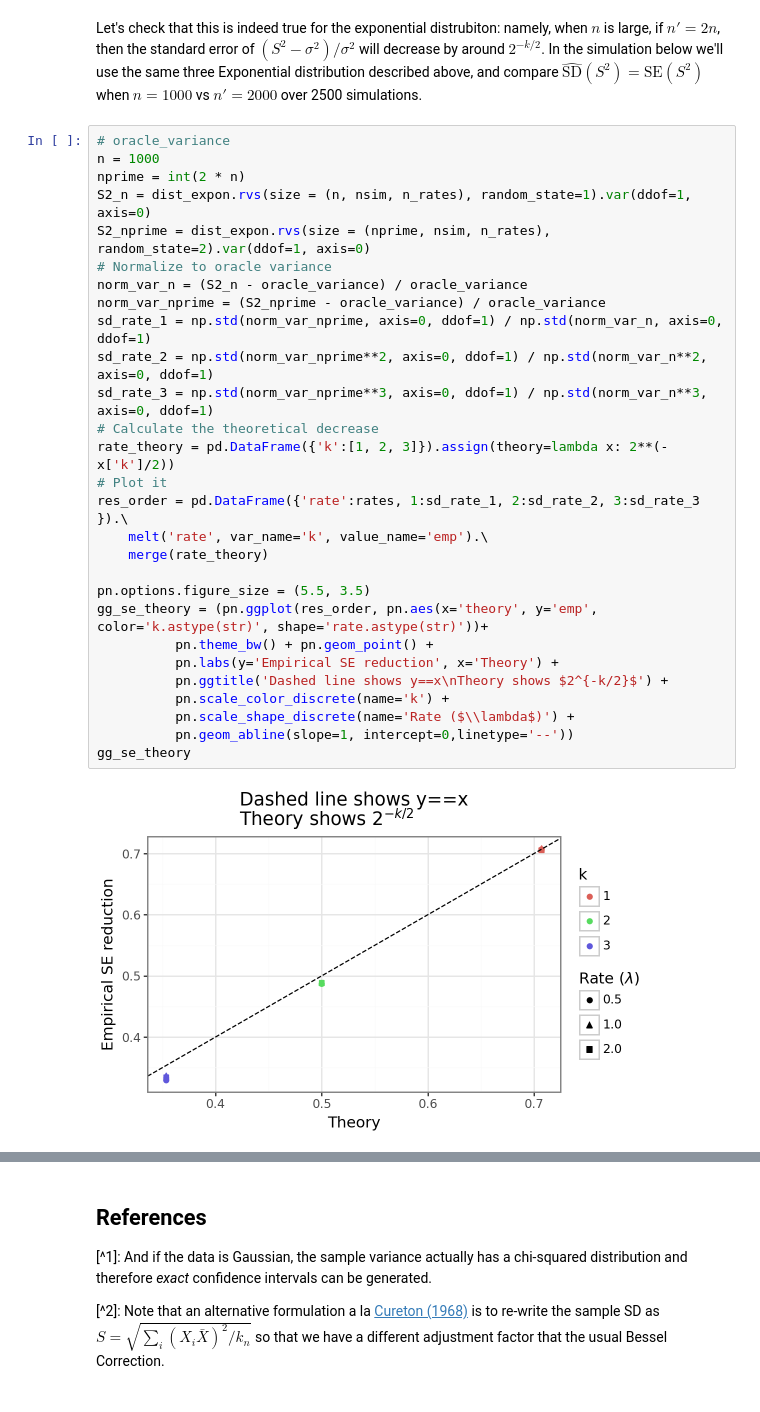
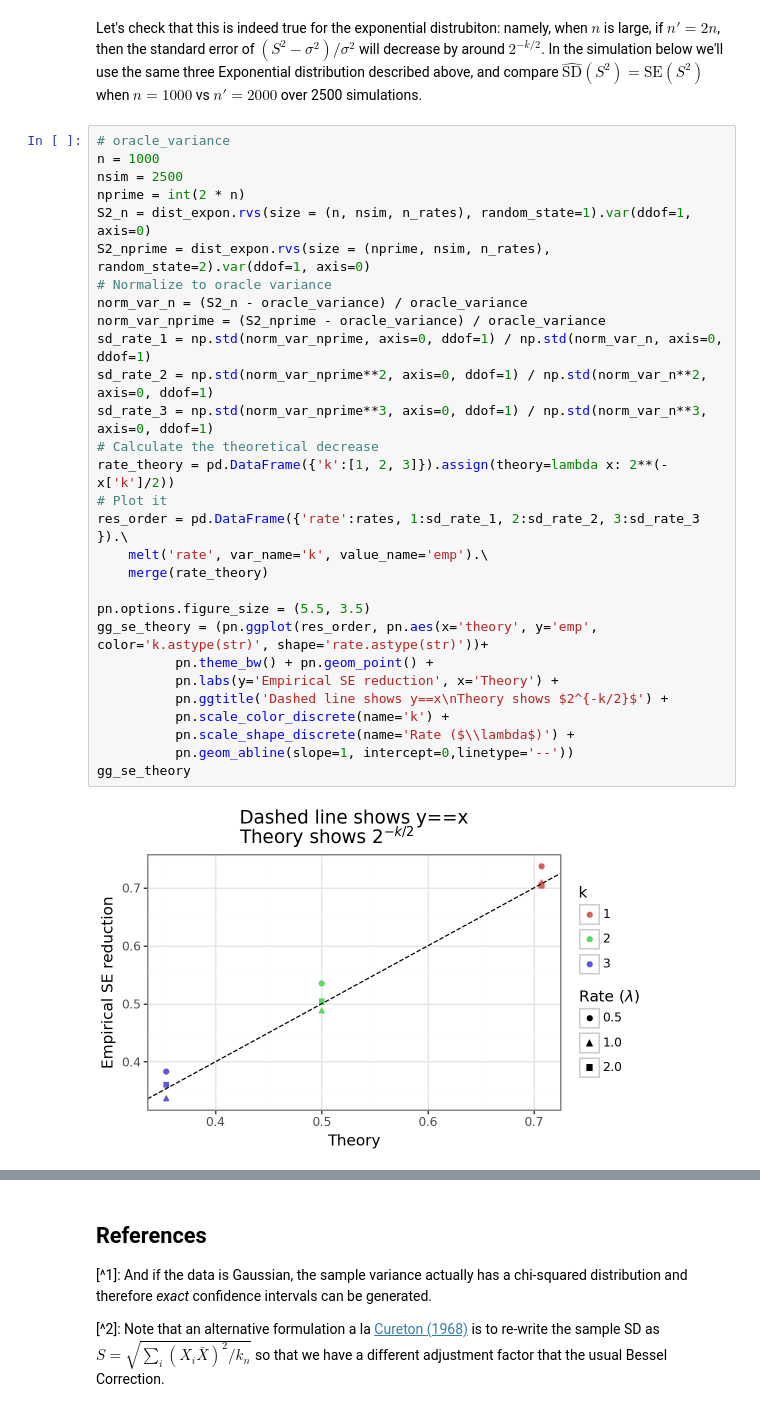
Before and after one commit to erikdrysdale/erikdrysdale.github.io, a Jupyter notebook: _rmd/extra_debias_sd/post.ipynb, the cells around one changed output, grey strips where cells are left out. Drawn from its saved outputs; the diff is of its cells as text.

```diff
--- a/_rmd/extra_debias_sd/post.ipynb
+++ b/_rmd/extra_debias_sd/post.ipynb
@@ -229,31 +230,32 @@ Let's check that this is indeed true for the exponential distrubiton: namely, wh
 # %%
 # oracle_variance
 n = 1000
+nsim = 2500
 nprime = int(2 * n)
 S2_n = dist_expon.rvs(size = (n, nsim, n_rates), random_state=1).var(ddof=1, axis=0)
 S2_nprime = dist_expon.rvs(size = (nprime, nsim, n_rates), random_state=2).var(ddof=1, axis=0)
 # Normalize to oracle variance
 norm_var_n = (S2_n - oracle_variance) / oracle_variance
 norm_var_nprime = (S2_nprime - oracle_variance) / oracle_variance
 sd_rate_1 = np.std(norm_var_nprime, axis=0, ddof=1) / np.std(norm_var_n, axis=0, ddof=1)
 sd_rate_2 = np.std(norm_var_nprime**2, axis=0, ddof=1) / np.std(norm_var_n**2, axis=0, ddof=1)
 sd_rate_3 = np.std(norm_var_nprime**3, axis=0, ddof=1) / np.std(norm_var_n**3, axis=0, ddof=1)
 # Calculate the theoretical decrease
 rate_theory = pd.DataFrame({'k':[1, 2, 3]}).assign(theory=lambda x: 2**(-x['k']/2))
 # Plot it
 res_order = pd.DataFrame({'rate':rates, 1:sd_rate_1, 2:sd_rate_2, 3:sd_rate_3 }).\
     melt('rate', var_name='k', value_name='emp').\
     merge(rate_theory)
 
 pn.options.figure_size = (5.5, 3.5)
 gg_se_theory = (pn.ggplot(res_order, pn.aes(x='theory', y='emp', color='k.astype(str)', shape='rate.astype(str)'))+
           pn.theme_bw() + pn.geom_point() +
           pn.labs(y='Empirical SE reduction', x='Theory') +
           pn.ggtitle('Dashed line shows y==x\nTheory shows $2^{-k/2}$') +
           pn.scale_color_discrete(name='k') +
           pn.scale_shape_discrete(name='Rate ($\\lambda$)') +
           pn.geom_abline(slope=1, intercept=0,linetype='--'))
 gg_se_theory
 # %% [output]
-[figure, old version]
+[figure, new version]
 # %% [markdown]
```
Also changed, not shown: parts of 6 cells of this notebook.
